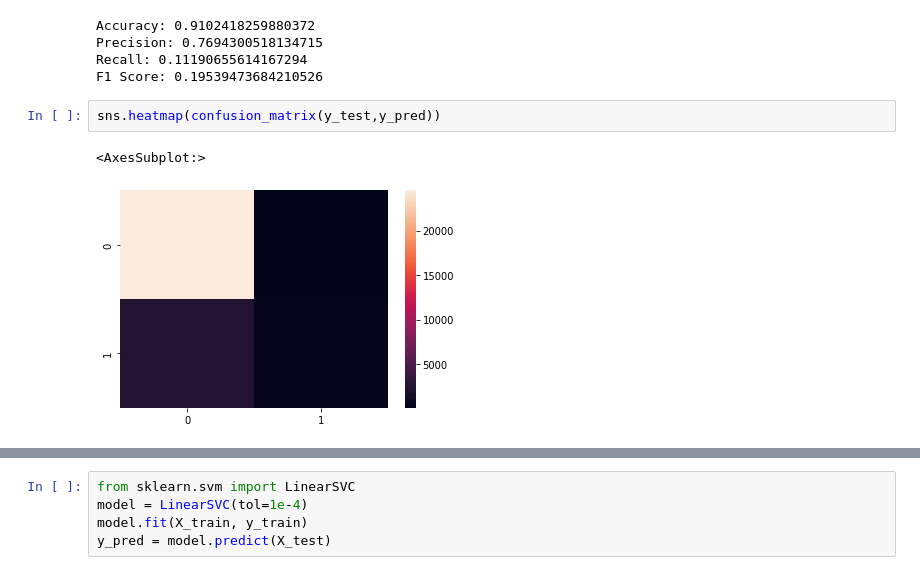
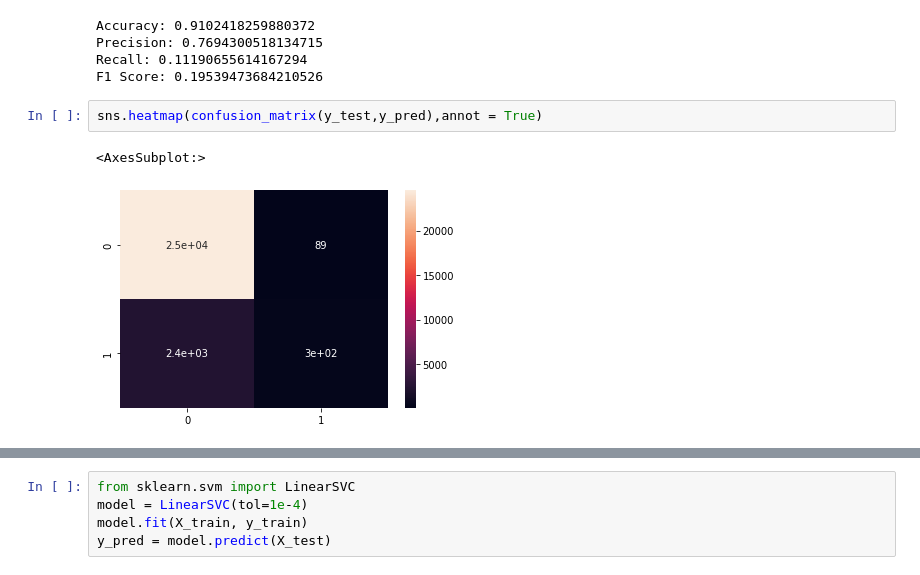
Before and after one commit to HarshitKmr10/IOSD_ML_Task, a Jupyter notebook: iosd-svm-task.ipynb, the cells around one changed output, grey strips where cells are left out. Saved outputs shown, nothing was run; the diff lists cells and outputs as text.

```diff
--- a/iosd-svm-task.ipynb
+++ b/iosd-svm-task.ipynb
@@ -179,7 +191,7 @@ Precision: 0.7694300518134715
 Recall: 0.11190655614167294
 F1 Score: 0.19539473684210526
 # %%
-sns.heatmap(confusion_matrix(y_test,y_pred))
+sns.heatmap(confusion_matrix(y_test,y_pred),annot = True)
 # %% [output]
 <AxesSubplot:>
-[figure, old version]
+[figure, new version]
```
Also changed, not shown: parts of 12 cells of this notebook.
